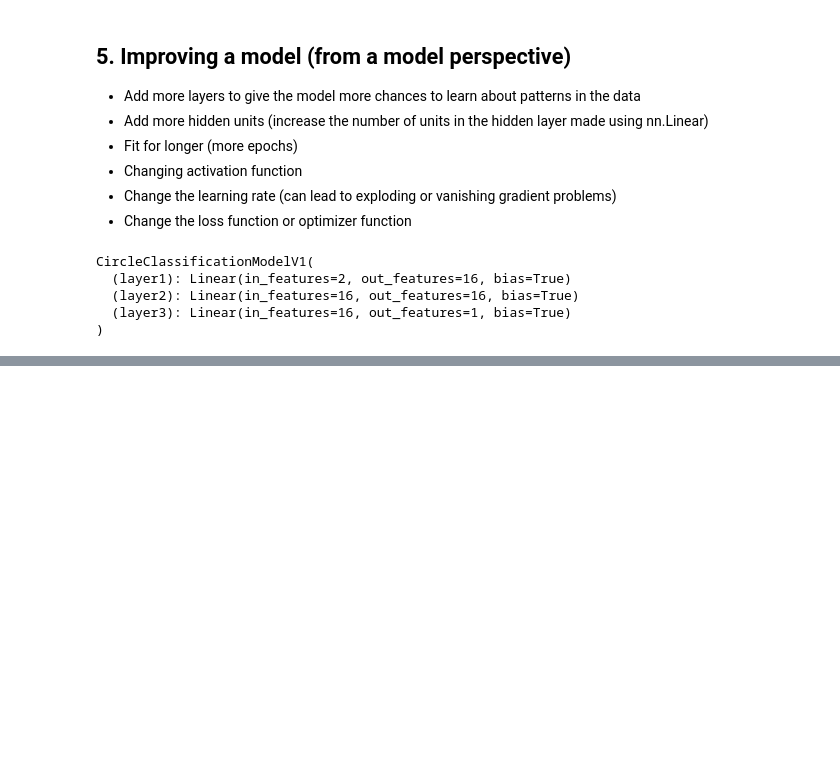
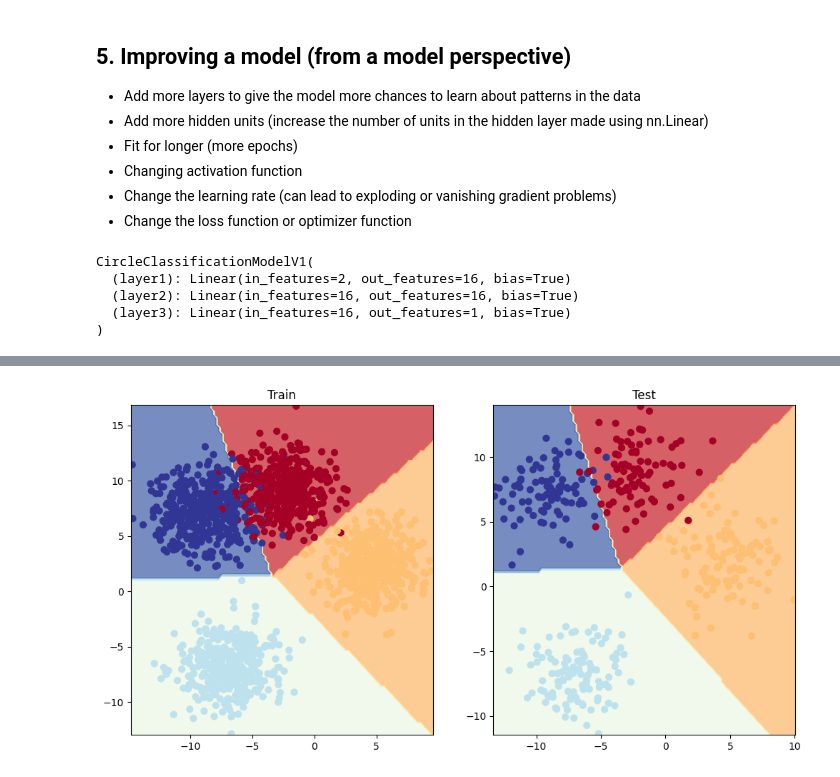
Before and after one commit to TheDodoDev/PyTorch-Notes, a Jupyter notebook: 02_Neural_Network_Classification_Notes.ipynb, the cells around one changed output, grey strips where cells are left out. Cells and saved outputs as stored; diff of their text form; code cells hidden in the pictures; blank space fills up the shorter version.

```diff
--- a/02_Neural_Network_Classification_Notes.ipynb
+++ b/02_Neural_Network_Classification_Notes.ipynb
@@ -516,0 +487,34 @@ loaded_model.load_state_dict(torch.load(f=MODEL_SAVE_PATH))
+# %%
+model_3 = BlobClassificationModelV0(input_features=NUM_FEATURES, output_features=NUM_CLASSES)
+model_3 = model_3.to(device)
+# %%
+loss_fn = nn.CrossEntropyLoss()
+optimizer = torch.optim.SGD(params=model_3.parameters(),
+                            lr=0.1)
+# %%
+epochs = 10000
+torch.manual_seed(RANDOM_SEED)
+for epoch in range(epochs):
+  model_3.train()
+
+  y_logits = model_3(X_train)
+  y_preds = torch.softmax(y_logits, dim=1).argmax(dim=1)
+
+  loss = loss_fn(y_logits, y_train.type(torch.long))
+  acc = accuracy_fn(y_true=y_train, y_pred=y_preds)
+
+  optimizer.zero_grad()
+
+  loss.backward()
+
+  optimizer.step()
+
+  model_3.eval()
+  with torch.inference_mode():
+    test_logits = model_3(X_test)
+    test_preds = torch.softmax(test_logits, dim=1).argmax(dim=1)
+
+    test_loss = loss_fn(test_logits, y_test.type(torch.long))
+    test_acc = accuracy_fn(y_test, test_preds)
+    if(epoch % 1000 == 0):
+      print(f"Epoch: {epoch} | Training Accuracy: {acc} | Test Accuracy: {test_acc}")
@@ -516,0 +532,11 @@ loaded_model.load_state_dict(torch.load(f=MODEL_SAVE_PATH))
+# %%
+from helper_functions import plot_predictions, plot_decision_boundary
+plt.figure(figsize=(12, 6))
+plt.subplot(1, 2, 1)
+plt.title("Train")
+plot_decision_boundary(model_3, X_train, y_train)
+plt.subplot(1, 2, 2)
+plt.title("Test")
+plot_decision_boundary(model_3, X_test, y_test)
+# %% [output]
+[figure, added]
```
Also changed, not shown: parts of 32 cells of this notebook.
